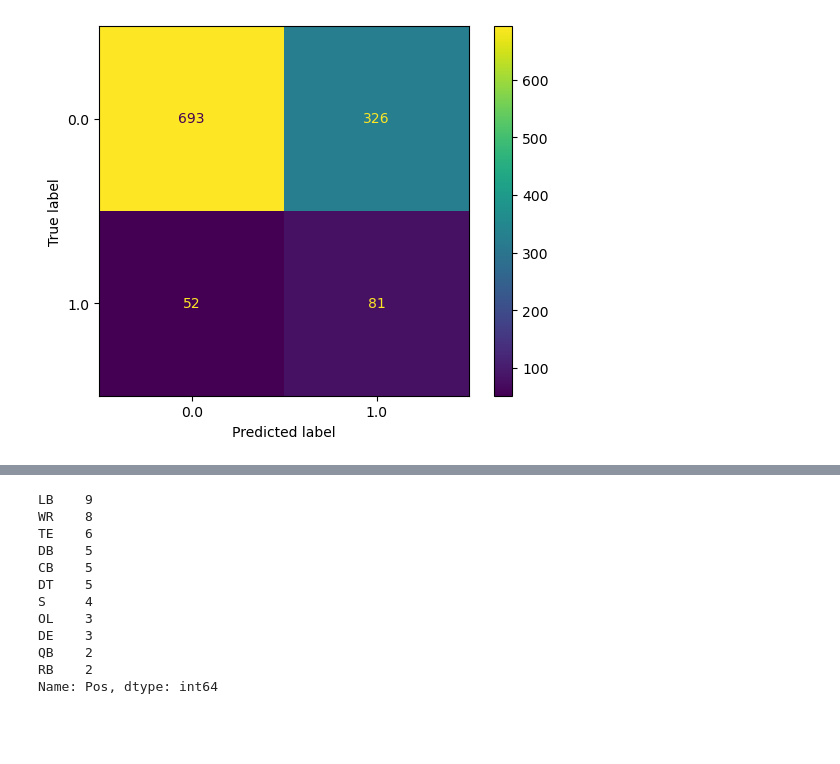
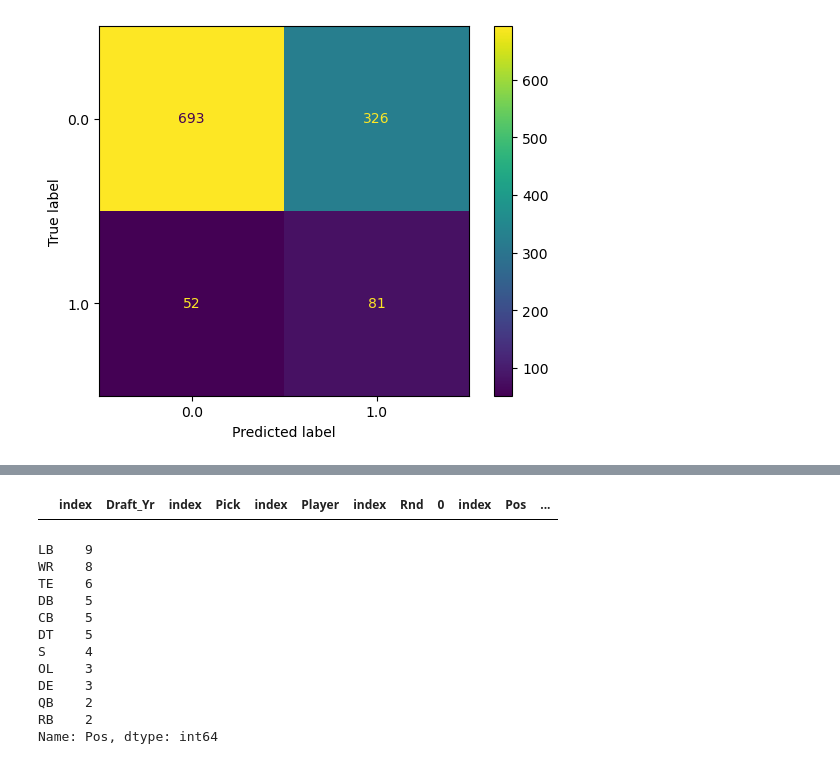
Before and after one commit to jpalgon/Draft_Classification, a Jupyter notebook: Modeling.ipynb, the cells around one changed output, grey strips where cells are left out. Drawn from its saved outputs; the diff is of its cells as text; code cells hidden in the pictures; blank space fills up the shorter version.

```diff
--- a/Modeling.ipynb
+++ b/Modeling.ipynb
@@ -458,6 +576,10 @@ plot_confusion_matrix(gridsearch,X_test,y_test);
 pd.set_option("display.max_rows", None)
 
 results = pd.concat([player_year.reset_index(),player_pick.reset_index(),player_names.reset_index(),y_test.reset_index(),pd.Series(y_pred),X_test.reset_index()],axis=1).sort_values(by=['Draft_Yr','Pick'],ascending=[False,True])
+# %%
+results[results[0]==0]
+# %% [output]
+|  | index | Draft_Yr | index | Pick | index | Player | index | Rnd | 0 | index | Pos | ... |
 # %%
 x = results[(results[0]!=results.Rnd) & (results.Rnd == 1)]
 x.Pos.value_counts()
```
Also changed, not shown: parts of 21 cells of this notebook.
